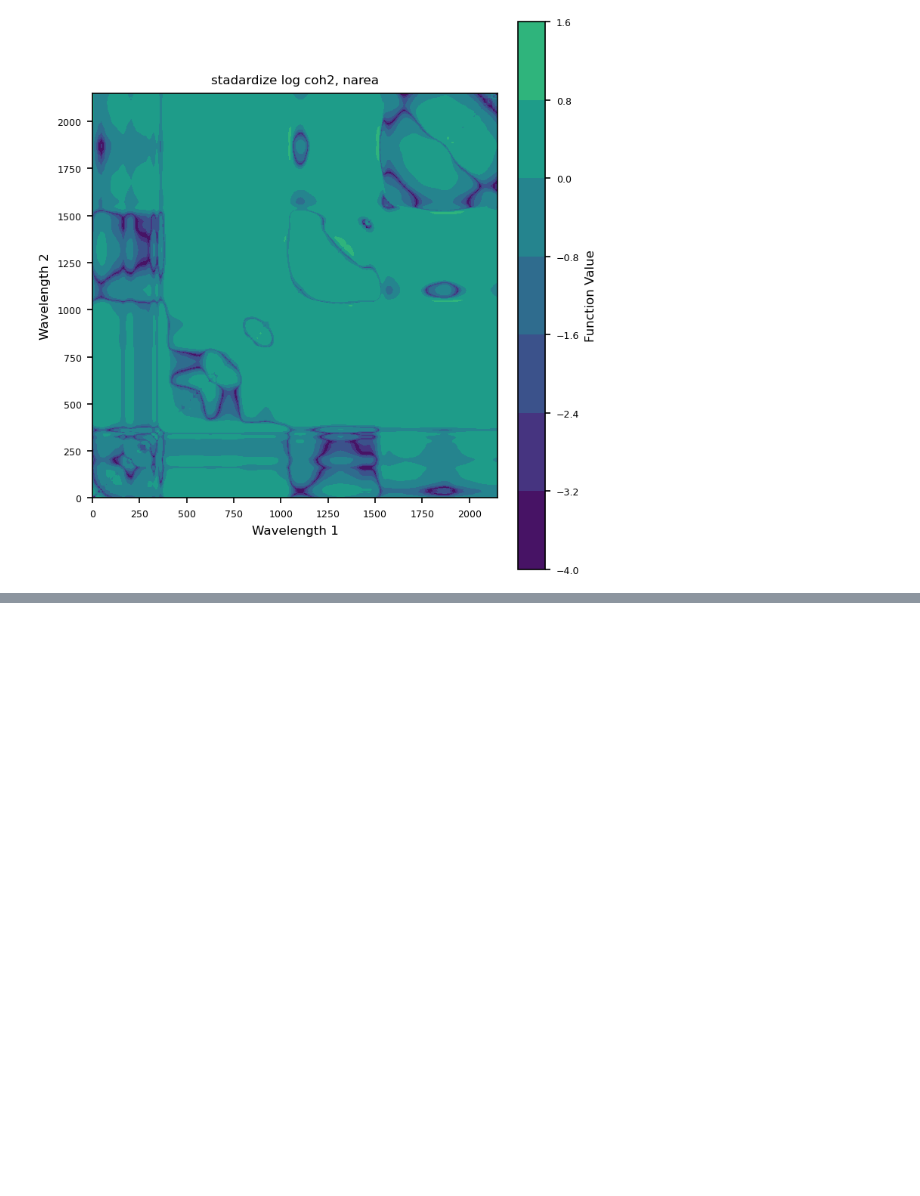
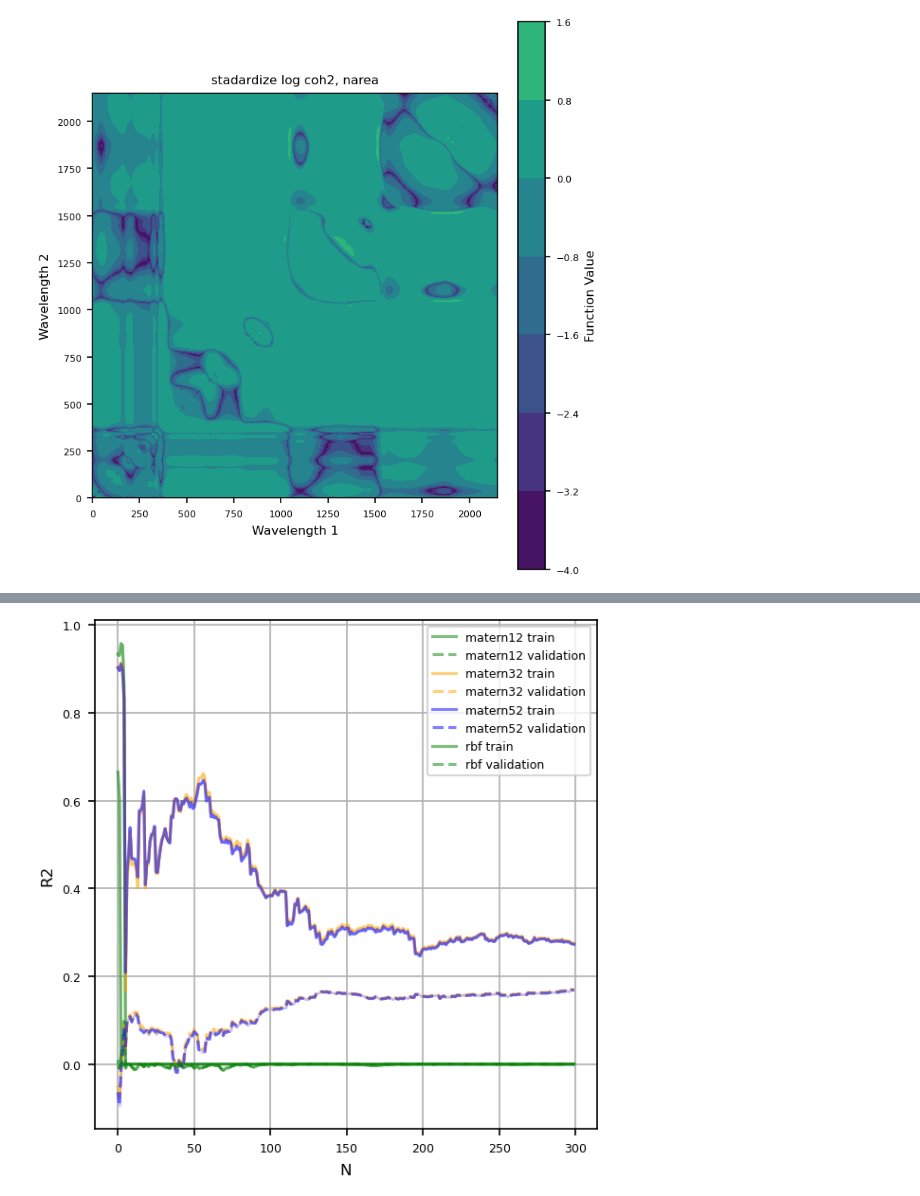
Before and after one commit to stair-lab/bo4ag, a Jupyter notebook: Benchmark/gp_fit_plot.ipynb, the cells around one changed output, grey strips where cells are left out. Drawn from its saved outputs; the diff is of its cells as text; code cells hidden in the pictures; blank space fills up the shorter version.

```diff
--- a/Benchmark/gp_fit_plot.ipynb
+++ b/Benchmark/gp_fit_plot.ipynb
@@ -258,5 +290,55 @@ def kl_div(probabilities, bins):
     # Compute KL divergence
     kl_divergence = np.sum(probabilities * np.log(probabilities / normal_probs))
     return kl_divergence
+# %%
+# Define color palette
+colors = ["green", "orange", "blue", "green"]
+#colors = tueplots.constants.color.palettes.tue_secondary
+
+#files = ["20240411-160303", "20240411-160324", "20240411-160351"]
+#run_name = ["boxcox", "log", "original"]
+
+files = ["matern12_narea", "matern32_narea", "matern52_narea", "rbf_narea"]#["20240418-170844"] #"gp_fit_log_narea" "gp_fit_boxcox_narea" ,"gp_fit_original_narea",
+run_name = ["matern12", "matern32", "matern52", "rbf"]#["saas"] #boxcox", "original",
+
+seeds = [0]#,1,2,3,4]
+trait = "narea"
+
+with plt.rc_context(bundles.icml2022(family="sans-serif", usetex=False, column="full", nrows=2)):
+    fig, ax = plt.subplots(1,1, figsize=(4,4))
+
+    for idx, timestamp in enumerate(files):
+        base_path = f"./output/{timestamp}"
+
+        # Get data function
+        def getCol(col_name):
+            _results = [pd.read_csv(f"{base_path}/gp_{seed}.npy", encoding='utf-8')[col_name] for seed in seeds]
+            _results = [np.array(_results[i]) for i in range(0,len(_results))]
+            return _results
+
+        n = getCol("n")[0]
+        train_loss = getCol("train_loss")
+        val_loss = getCol("val_loss")
+
+        # Define linePlot function with linestyle parameter
+        def linePlot(ax, _results, label, linestyle):
+            mean, var = np.mean(_results, axis=0), np.std(_results, axis=0)
+            ax.plot(n, mean, label=label, linestyle=linestyle, alpha=0.5, color=colors[idx])
+            ax.fill_between(n, mean - var,  mean + var, alpha=0.2, color=colors[idx])
+            return
+
+        linePlot(ax, train_loss, label=f"{run_name[idx]} train", linestyle='-')  # Solid line for training data
+        linePlot(ax, val_loss, label=f"{run_name[idx]} validation", linestyle='--')  # Dashed line for validation data
+
+        ax = ax
+        ax.grid(True)
+        #ax.set_title(f"gp fit")
+        ax.set_xlabel("N")
+        ax.set_ylabel("R2")
+        ax.legend(loc="upper right")
+
+    plt.show()
+# %% [output]
+[figure, added]
 # %%
 # Define color palette
```
Also changed, not shown: parts of 12 cells of this notebook, 1 other file.
